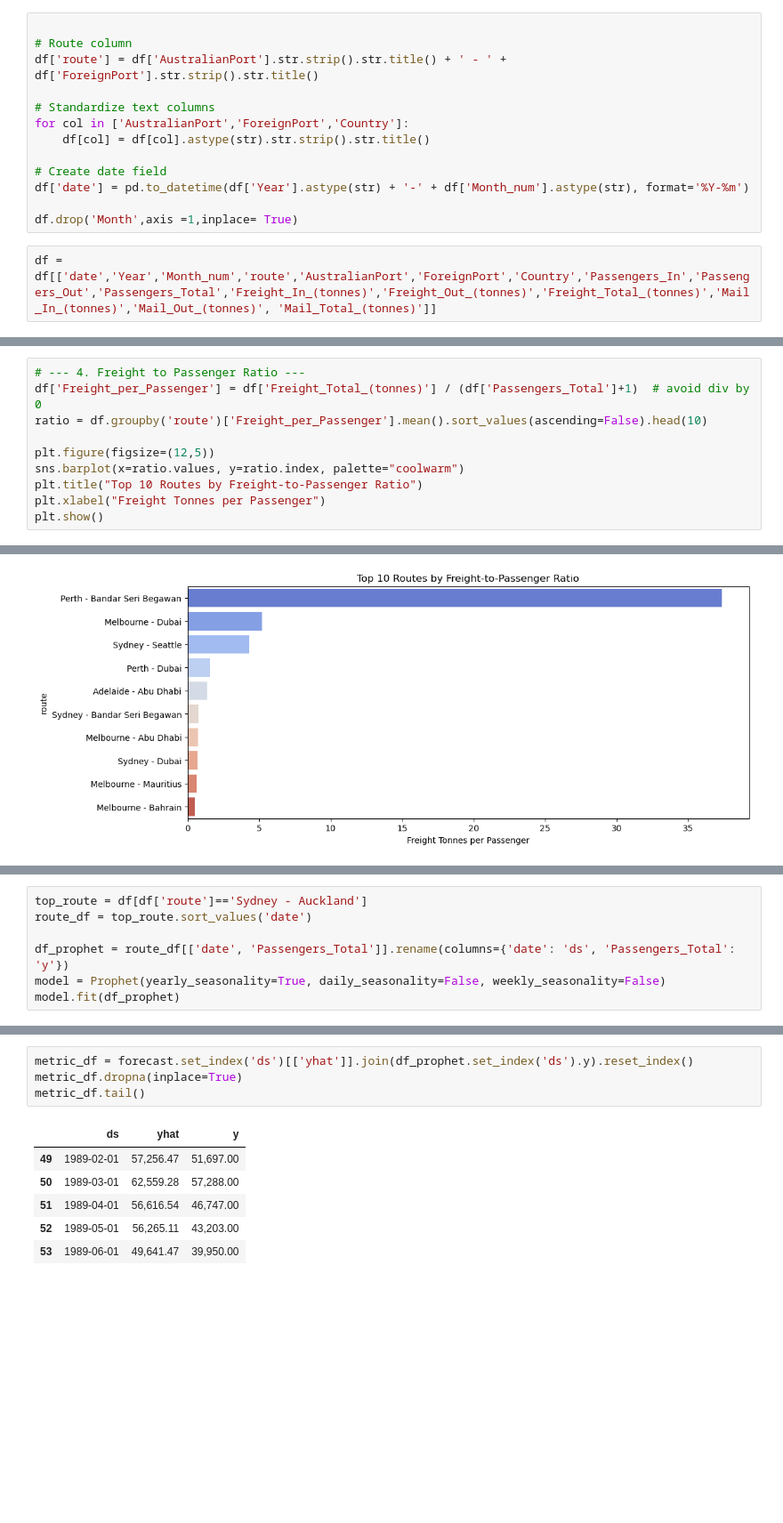
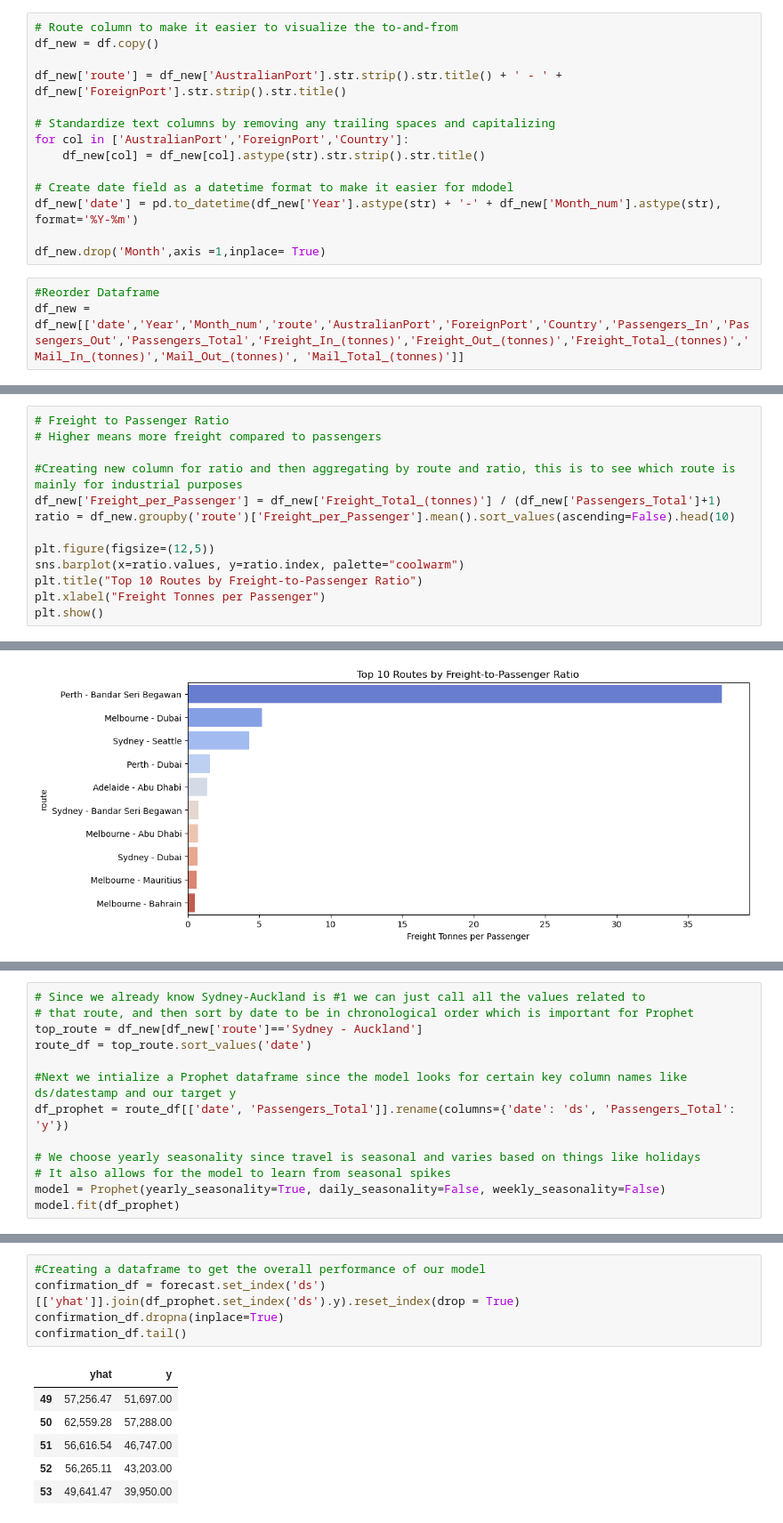
Before and after one commit to keshavgoel787/data-tech-challenge, a Jupyter notebook: AeroConnect_Route_Analytics.ipynb, the cells around one changed output, grey strips where cells are left out. Shown at 89% size. Drawn from its saved outputs; the diff is of its cells as text; blank space fills up the shorter version.

```diff
--- a/AeroConnect_Route_Analytics.ipynb
+++ b/AeroConnect_Route_Analytics.ipynb
@@ -96,18 +102,20 @@ memory usage: 1.1+ MB
 # %% [markdown]
 ## 4) Cleaning & Feature Engineering
 # %%
+# Route column to make it easier to visualize the to-and-from
+df_new = df.copy()
 
-# Route column
-df['route'] = df['AustralianPort'].str.strip().str.title() + ' - ' + df['ForeignPort'].str.strip().str.title()
+df_new['route'] = df_new['AustralianPort'].str.strip().str.title() + ' - ' + df_new['ForeignPort'].str.strip().str.title()
 
-# Standardize text columns
+# Standardize text columns by removing any trailing spaces and capitalizing
 for col in ['AustralianPort','ForeignPort','Country']:
-    df[col] = df[col].astype(str).str.strip().str.title()
+    df_new[col] = df_new[col].astype(str).str.strip().str.title()
 
-# Create date field
-df['date'] = pd.to_datetime(df['Year'].astype(str) + '-' + df['Month_num'].astype(str), format='%Y-%m')
+# Create date field as a datetime format to make it easier for mdodel
+df_new['date'] = pd.to_datetime(df_new['Year'].astype(str) + '-' + df_new['Month_num'].astype(str), format='%Y-%m')
 
-df.drop('Month',axis =1,inplace= True)
+df_new.drop('Month',axis =1,inplace= True)
 # %%
-df = df[['date','Year','Month_num','route','AustralianPort','ForeignPort','Country','Passengers_In','Passengers_Out','Passengers_Total','Freight_In_(tonnes)','Freight_Out_(tonnes)','Freight_Total_(tonnes)','Mail_In_(tonnes)','Mail_Out_(tonnes)', 'Mail_Total_(tonnes)']]
+#Reorder Dataframe
+df_new = df_new[['date','Year','Month_num','route','AustralianPort','ForeignPort','Country','Passengers_In','Passengers_Out','Passengers_Total','Freight_In_(tonnes)','Freight_Out_(tonnes)','Freight_Total_(tonnes)','Mail_In_(tonnes)','Mail_Out_(tonnes)', 'Mail_Total_(tonnes)']]
 # %%
@@ -276,9 +284,12 @@ Passing `palette` without assigning `hue` is deprecated and will be removed in v
   sns.barplot(x=country_mail.values, y=country_mail.index, palette="rocket")
 [figure]
 # %%
-# --- 4. Freight to Passenger Ratio ---
-df['Freight_per_Passenger'] = df['Freight_Total_(tonnes)'] / (df['Passengers_Total']+1)  # avoid div by 0
-ratio = df.groupby('route')['Freight_per_Passenger'].mean().sort_values(ascending=False).head(10)
+# Freight to Passenger Ratio
+# Higher means more freight compared to passengers
+
+#Creating new column for ratio and then aggregating by route and ratio, this is to see which route is mainly for industrial purposes
+df_new['Freight_per_Passenger'] = df_new['Freight_Total_(tonnes)'] / (df_new['Passengers_Total']+1)
+ratio = df_new.groupby('route')['Freight_per_Passenger'].mean().sort_values(ascending=False).head(10)
 
 plt.figure(figsize=(12,5))
 sns.barplot(x=ratio.values, y=ratio.index, palette="coolwarm")
@@ -316,8 +307,14 @@ from prophet.diagnostics import cross_validation, performance_metrics
 # %%
-top_route = df[df['route']=='Sydney - Auckland']
+# Since we already know Sydney-Auckland is #1 we can just call all the values related to
+# that route, and then sort by date to be in chronological order which is important for Prophet
+top_route = df_new[df_new['route']=='Sydney - Auckland']
 route_df = top_route.sort_values('date')
 
+#Next we intialize a Prophet dataframe since the model looks for certain key column names like ds/datestamp and our target y
 df_prophet = route_df[['date', 'Passengers_Total']].rename(columns={'date': 'ds', 'Passengers_Total': 'y'})
+
+# We choose yearly seasonality since travel is seasonal and varies based on things like holidays
+# It also allows for the model to learn from seasonal spikes
 model = Prophet(yearly_seasonality=True, daily_seasonality=False, weekly_seasonality=False)
 model.fit(df_prophet)
 # %% [output]
@@ -355,12 +372,13 @@ print(forecast[['ds', 'yhat', 'yhat_lower', 'yhat_upper']].tail(12))
 # %%
-metric_df = forecast.set_index('ds')[['yhat']].join(df_prophet.set_index('ds').y).reset_index()
-metric_df.dropna(inplace=True)
-metric_df.tail()
+#Creating a dataframe to get the overall performance of our model
+confirmation_df = forecast.set_index('ds')[['yhat']].join(df_prophet.set_index('ds').y).reset_index(drop = True)
+confirmation_df.dropna(inplace=True)
+confirmation_df.tail()
 # %% [output]
-|  | ds | yhat | y |
-| 49 | 1989-02-01 | 57,256.47 | 51,697.00 |
-| 50 | 1989-03-01 | 62,559.28 | 57,288.00 |
-| 51 | 1989-04-01 | 56,616.54 | 46,747.00 |
-| 52 | 1989-05-01 | 56,265.11 | 43,203.00 |
-| 53 | 1989-06-01 | 49,641.47 | 39,950.00 |
+|  | yhat | y |
+| 49 | 57,256.47 | 51,697.00 |
+| 50 | 62,559.28 | 57,288.00 |
+| 51 | 56,616.54 | 46,747.00 |
+| 52 | 56,265.11 | 43,203.00 |
+| 53 | 49,641.47 | 39,950.00 |
 # %%
```
Also changed, not shown: parts of 29 cells of this notebook, 1 other file.
